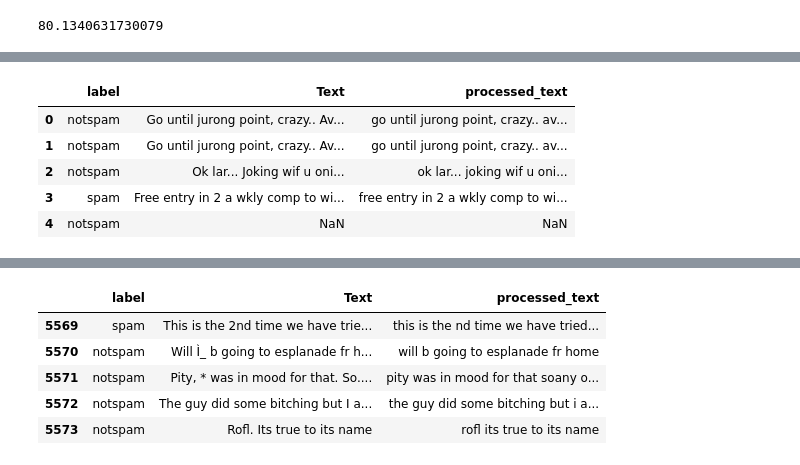
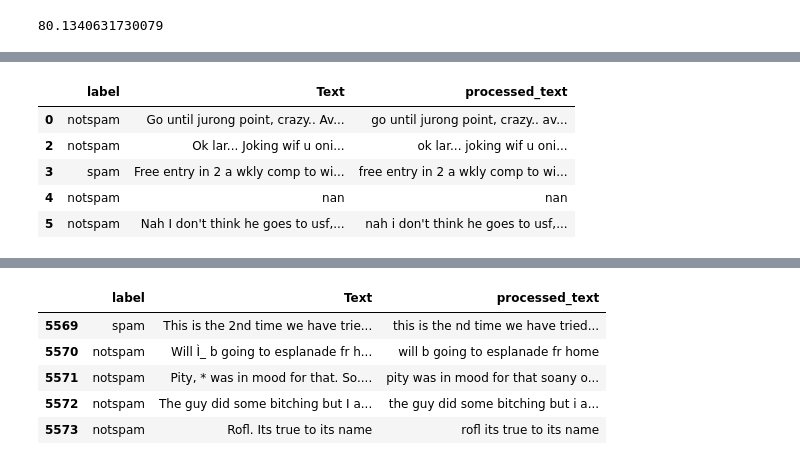
Before and after one commit to ahadaso042/Spam-Email-Detection, a Jupyter notebook: ITM 751 Project.ipynb, the cells around one changed output, grey strips where cells are left out. Saved outputs shown, nothing was run; the diff lists cells and outputs as text; code cells hidden in the pictures.

```diff
--- a/ITM 751 Project.ipynb
+++ b/ITM 751 Project.ipynb
@@ -58,3 +57,8 @@ avg_email_length = df['Text'].str.len().mean()
 avg_email_length
 # %% [output]
 80.1340631730079
+# %%
+df.drop_duplicates(subset=['Text'], keep='first', inplace=True)
+df['Text'] = df['Text'].astype(str)
+
+df.head()
@@ -61,12 +72,12 @@ avg_email_length
 # %%
 df['processed_text'] = df['Text'].str.lower()
-
+df['processed_text'] = df['processed_text'].astype(str)
 
 df.head()
 # %% [output]
 |  | label | Text | processed_text |
 | 0 | notspam | Go until jurong point, crazy.. Av... | go until jurong point, crazy.. av... |
-| 1 | notspam | Go until jurong point, crazy.. Av... | go until jurong point, crazy.. av... |
 | 2 | notspam | Ok lar... Joking wif u oni... | ok lar... joking wif u oni... |
 | 3 | spam | Free entry in 2 a wkly comp to wi... | free entry in 2 a wkly comp to wi... |
-| 4 | notspam | NaN | NaN |
+| 4 | notspam | nan | nan |
+| 5 | notspam | Nah I don't think he goes to usf,... | nah i don't think he goes to usf,... |
```
Also changed, not shown: parts of 26 cells of this notebook.
